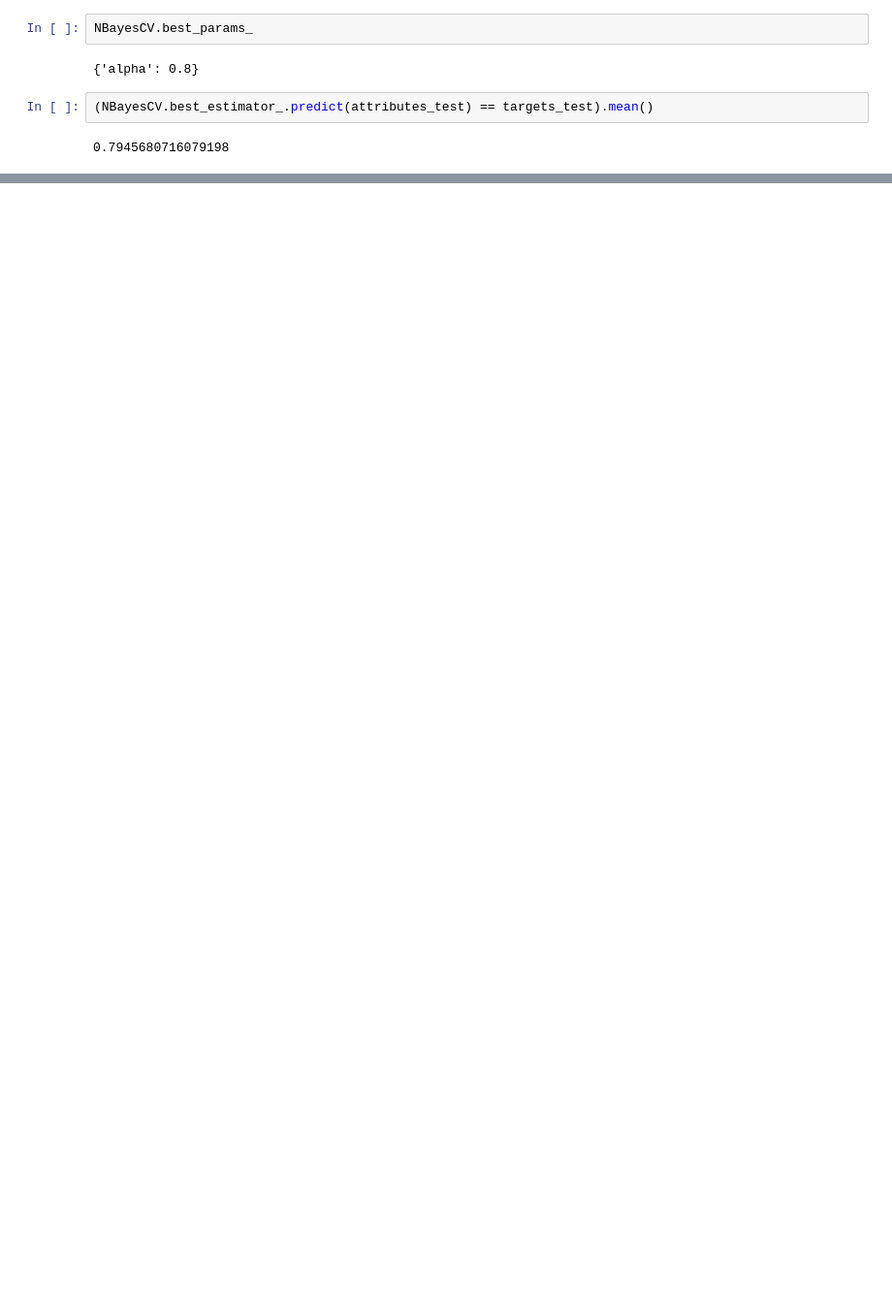
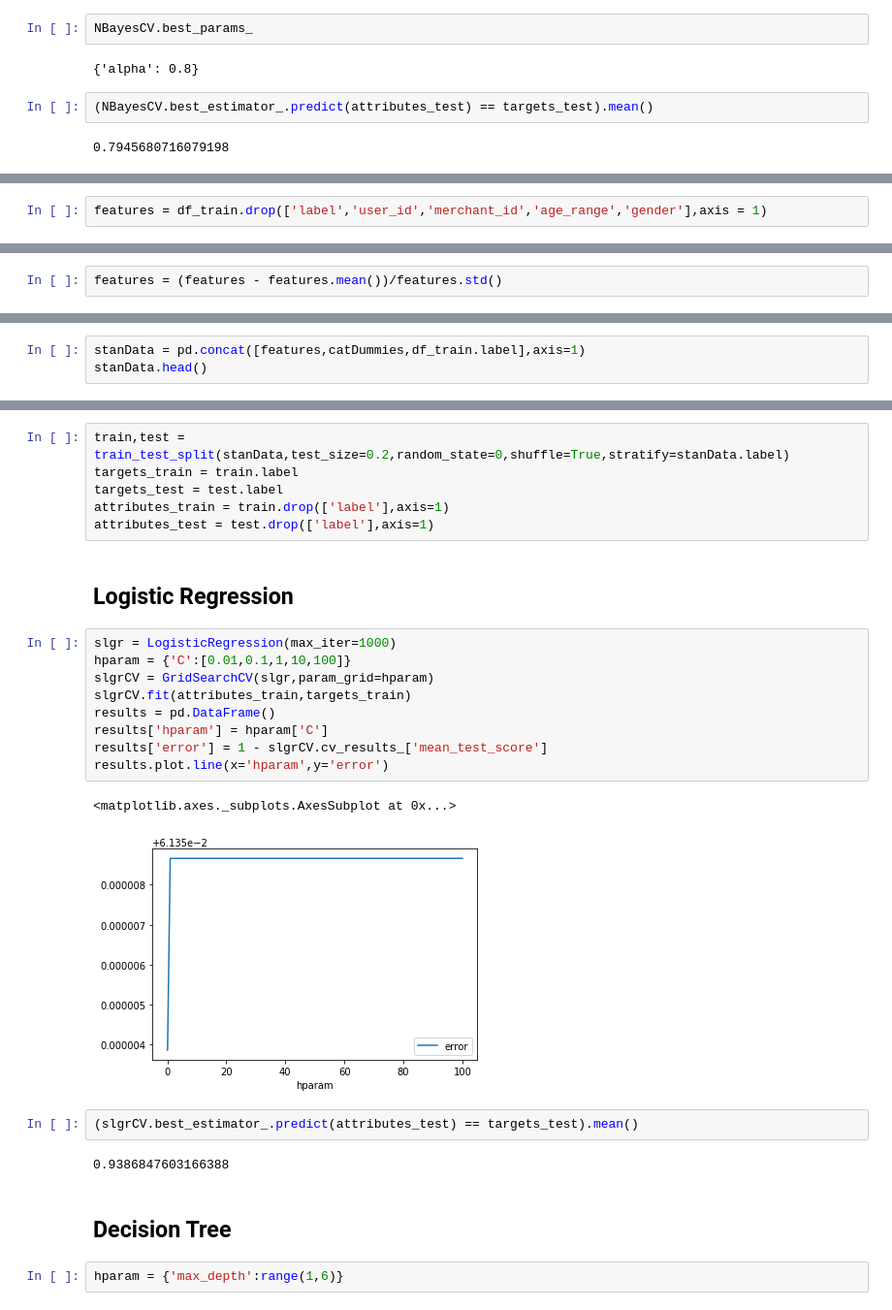
Before and after one commit to Augustine-C/Data_mining_project, a Jupyter notebook: final_project.ipynb, the cells around one changed output, grey strips where cells are left out. Shown at 97% size. Saved outputs shown, nothing was run; the diff lists cells and outputs as text; blank space fills up the shorter version.

```diff
--- a/final_project.ipynb
+++ b/final_project.ipynb
@@ -426,0 +469,2 @@ df_train.to_pickle('data_format1/df_train_good.pkl')
+# %%
+features = df_train.drop(['label','user_id','merchant_id','age_range','gender'],axis = 1)
@@ -426,0 +480,2 @@ df_train.to_pickle('data_format1/df_train_good.pkl')
+# %%
+features = (features - features.mean())/features.std()
@@ -426,0 +491,3 @@ df_train.to_pickle('data_format1/df_train_good.pkl')
+# %%
+stanData = pd.concat([features,catDummies,df_train.label],axis=1)
+stanData.head()
@@ -426,0 +502,28 @@ df_train.to_pickle('data_format1/df_train_good.pkl')
+# %%
+train,test = train_test_split(stanData,test_size=0.2,random_state=0,shuffle=True,stratify=stanData.label)
+targets_train = train.label
+targets_test = test.label
+attributes_train = train.drop(['label'],axis=1)
+attributes_test = test.drop(['label'],axis=1)
+# %% [markdown]
+## Logistic Regression
+# %%
+slgr = LogisticRegression(max_iter=1000)
+hparam = {'C':[0.01,0.1,1,10,100]}
+slgrCV = GridSearchCV(slgr,param_grid=hparam)
+slgrCV.fit(attributes_train,targets_train)
+results = pd.DataFrame()
+results['hparam'] = hparam['C']
+results['error'] = 1 - slgrCV.cv_results_['mean_test_score']
+results.plot.line(x='hparam',y='error')
+# %% [output]
+<matplotlib.axes._subplots.AxesSubplot at 0x...>
+[figure, added]
+# %%
+(slgrCV.best_estimator_.predict(attributes_test) == targets_test).mean()
+# %% [output]
+0.9386847603166388
+# %% [markdown]
+## Decision Tree
+# %%
+hparam = {'max_depth':range(1,6)}
```
Also changed, not shown: parts of 26 cells of this notebook, 1 other file.
